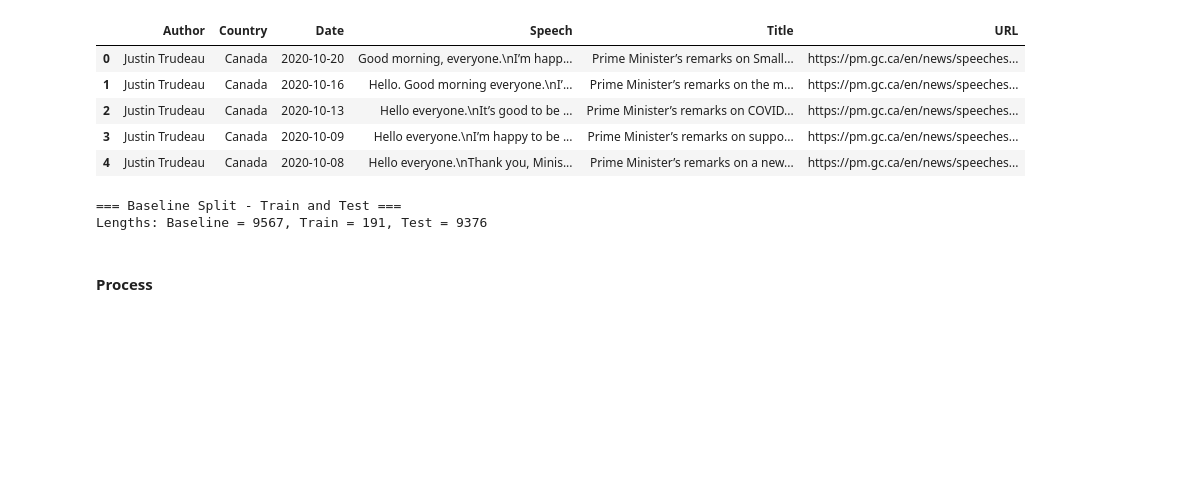
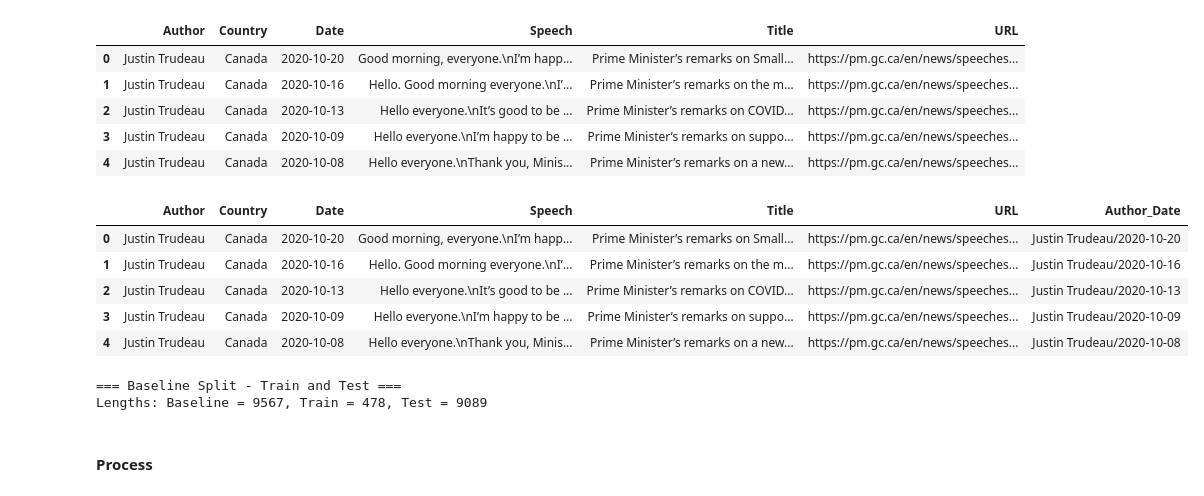
Before and after one commit to laxmilearn/ml_playground, a Jupyter notebook: src/st_mpnet_basev2_play.ipynb, the cells around one changed output. Cells and saved outputs as stored; diff of their text form; code cells hidden in the pictures; blank space fills up the shorter version.

```diff
--- a/src/st_mpnet_basev2_play.ipynb
+++ b/src/st_mpnet_basev2_play.ipynb
@@ -71,15 +82,27 @@ baseline_inputs.head()
 | 2 | Justin Trudeau | Canada | 2020-10-13 | Hello everyone.\nIt’s good to be ... | Prime Minister’s remarks on COVID... | https://pm.gc.ca/en/news/speeches... |
 | 3 | Justin Trudeau | Canada | 2020-10-09 | Hello everyone.\nI’m happy to be ... | Prime Minister’s remarks on suppo... | https://pm.gc.ca/en/news/speeches... |
 | 4 | Justin Trudeau | Canada | 2020-10-08 | Hello everyone.\nThank you, Minis... | Prime Minister’s remarks on a new... | https://pm.gc.ca/en/news/speeches... |
+# %%
+baseline_df["Author_Date"] = baseline_df["Author"] + "/" + baseline_df["Date"]
+baseline_df.head()
+# %% [output]
+|  | Author | Country | Date | Speech | Title | URL | Author_Date |
+| 0 | Justin Trudeau | Canada | 2020-10-20 | Good morning, everyone.\nI’m happ... | Prime Minister’s remarks on Small... | https://pm.gc.ca/en/news/speeches... | Justin Trudeau/2020-10-20 |
+| 1 | Justin Trudeau | Canada | 2020-10-16 | Hello. Good morning everyone.\nI’... | Prime Minister’s remarks on the m... | https://pm.gc.ca/en/news/speeches... | Justin Trudeau/2020-10-16 |
+| 2 | Justin Trudeau | Canada | 2020-10-13 | Hello everyone.\nIt’s good to be ... | Prime Minister’s remarks on COVID... | https://pm.gc.ca/en/news/speeches... | Justin Trudeau/2020-10-13 |
+| 3 | Justin Trudeau | Canada | 2020-10-09 | Hello everyone.\nI’m happy to be ... | Prime Minister’s remarks on suppo... | https://pm.gc.ca/en/news/speeches... | Justin Trudeau/2020-10-09 |
+| 4 | Justin Trudeau | Canada | 2020-10-08 | Hello everyone.\nThank you, Minis... | Prime Minister’s remarks on a new... | https://pm.gc.ca/en/news/speeches... | Justin Trudeau/2020-10-08 |
 # %%
-# This dataset contains 9567 samples, train_size of 2% means roughly 191 samples
-train_inputs, test_inputs = pkg_model_selection.train_test_split(baseline_inputs, train_size=0.02)
+baseline_inputs = baseline_df
+
+# Use Train-Test Splitter to randomly pick the required sample size
+train_inputs, test_inputs = pkg_model_selection.train_test_split(baseline_inputs, train_size=sample_size/100)
 
 print("=== Baseline Split - Train and Test ===")
 print("Lengths: Baseline = {}, Train = {}, Test = {}".format(len(baseline_inputs), len(train_inputs), len(test_inputs)))
 # %% [output]
 === Baseline Split - Train and Test ===
-Lengths: Baseline = 9567, Train = 191, Test = 9376
+Lengths: Baseline = 9567, Train = 478, Test = 9089
 # %%
 # Persist the train samples as these are the ones we refer to using an index
 train_inputs.to_csv("../.outputs/persisted/st_mpnet_basev2_sample_sentences.csv", index=False)
```
Also changed, not shown: parts of 10 cells of this notebook, 2 other files.
